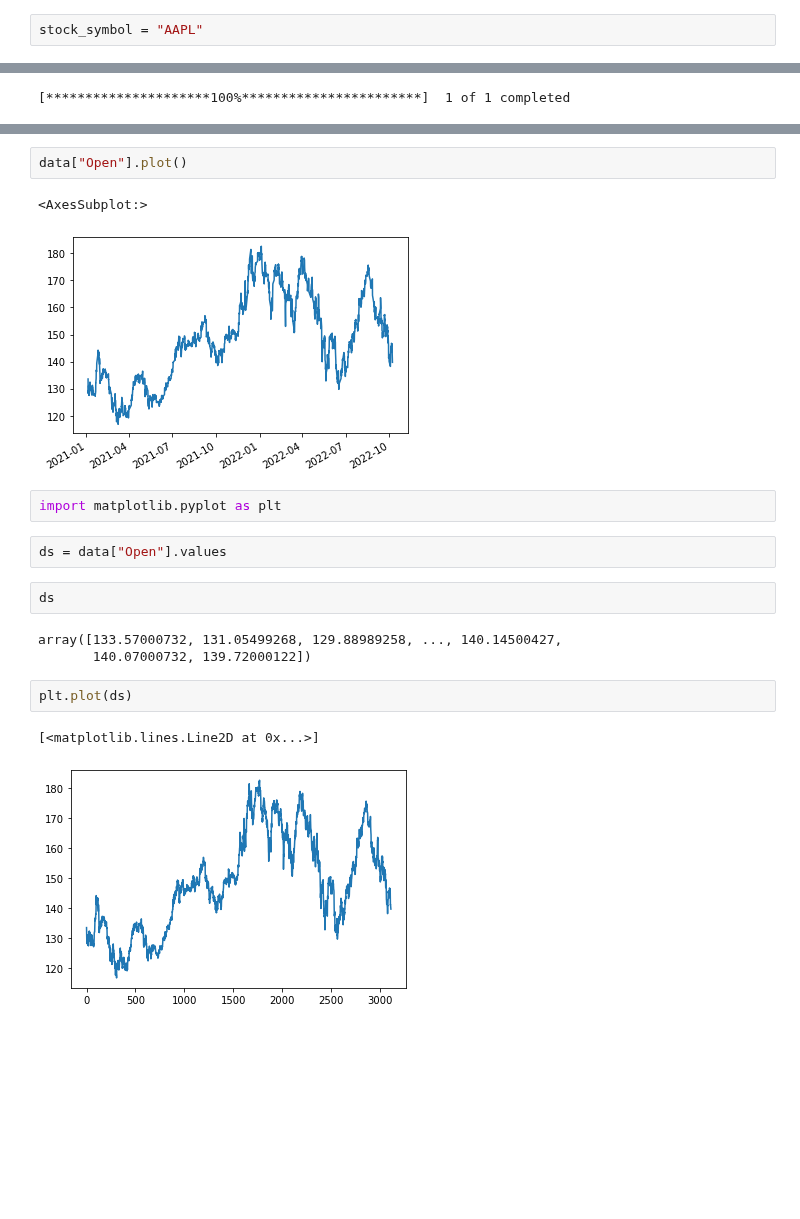
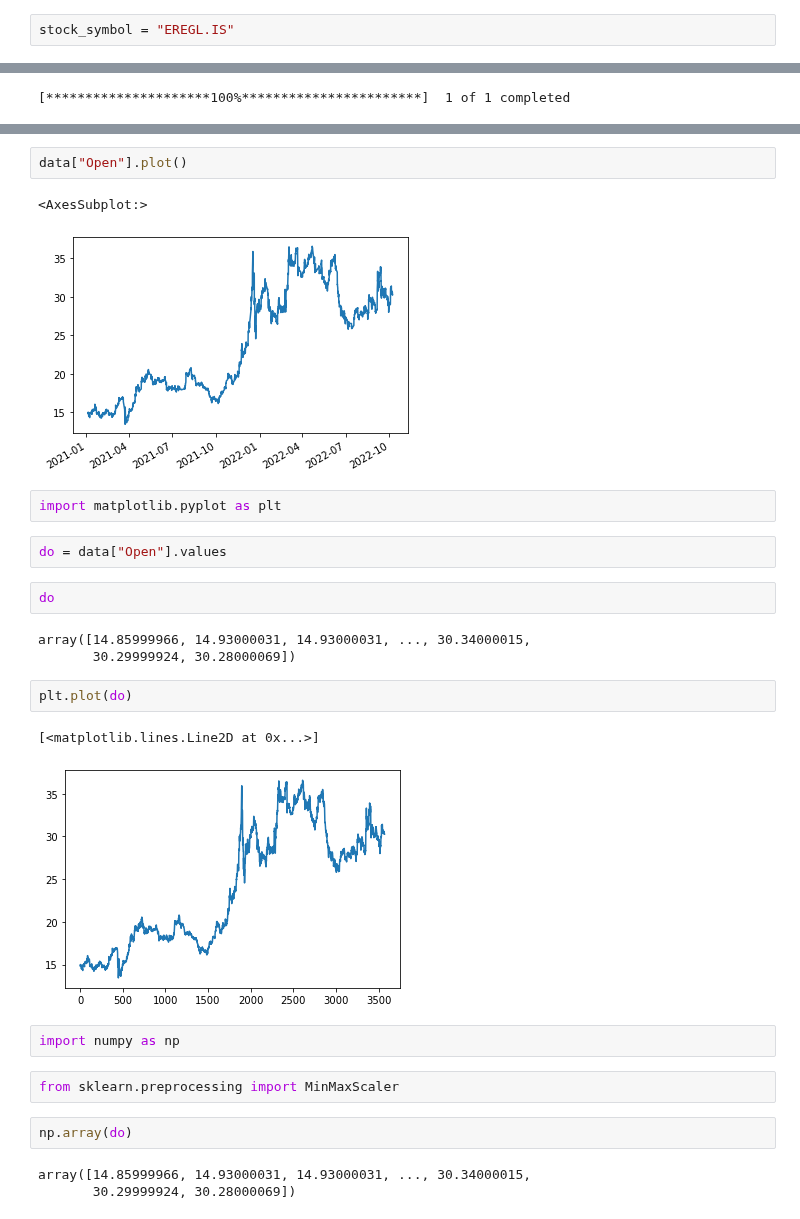
Before and after one commit to mustafaktaas/Python_StockPricePrediction_MachineLearning, a Jupyter notebook: LiveStockMarketForecasting_LSTM.ipynb, the cells around one changed output, grey strips where cells are left out. Cells and saved outputs as stored; diff of their text form; blank space fills up the shorter version.

```diff
--- a/LiveStockMarketForecasting_LSTM.ipynb
+++ b/LiveStockMarketForecasting_LSTM.ipynb
@@ -26,7 +26,7 @@ WARNING: Ignoring invalid distribution -atplotlib (c:\users\mustafa\anaconda3\li
 # %%
 import yfinance as yf
 # %%
-stock_symbol = "AAPL"
+stock_symbol = "EREGL.IS"
 # %%
 data = yf.download(tickers = stock_symbol,start="2021-01-01",end = "2022-10-10",interval = "1h")
 # %% [output]
@@ -67,18 +70,27 @@ memory usage: 170.2 KB
 data["Open"].plot()
 # %% [output]
 <AxesSubplot:>
-[figure, old version]
+[figure, new version]
 # %%
 import matplotlib.pyplot as plt
 # %%
-ds = data["Open"].values
+do = data["Open"].values
 # %%
-ds
+do
 # %% [output]
-array([133.57000732, 131.05499268, 129.88989258, ..., 140.14500427,
-       140.07000732, 139.72000122])
+array([14.85999966, 14.93000031, 14.93000031, ..., 30.34000015,
+       30.29999924, 30.28000069])
 # %%
-plt.plot(ds)
+plt.plot(do)
 # %% [output]
 [<matplotlib.lines.Line2D at 0x...>]
-[figure, old version]
+[figure, new version]
+# %%
+import numpy as np
+# %%
+from sklearn.preprocessing import MinMaxScaler
+# %%
+np.array(do)
+# %% [output]
+array([14.85999966, 14.93000031, 14.93000031, ..., 30.34000015,
+       30.29999924, 30.28000069])
```
Also changed, not shown: parts of 46 cells of this notebook.
